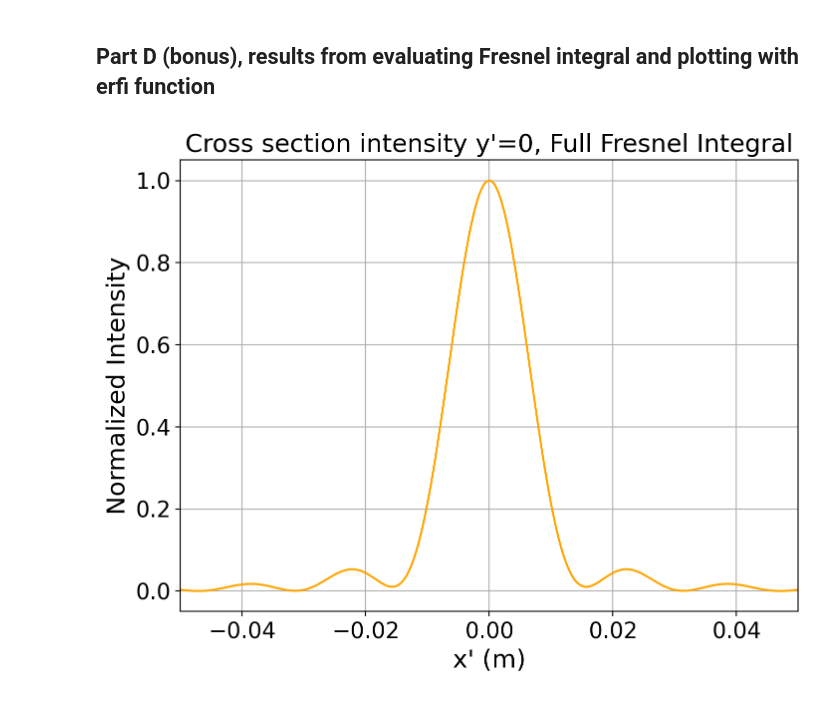
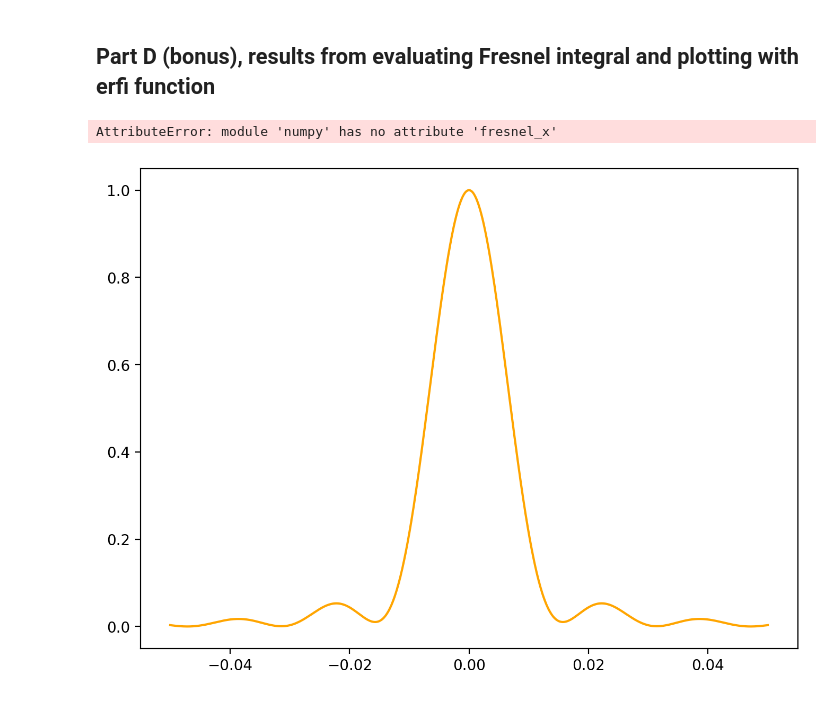
Before and after one commit to alexwenym/phys408, a Jupyter notebook: hw2_plots.ipynb, the cells around one changed output. Cells and saved outputs as stored; diff of their text form; code cells hidden in the pictures.

```diff
--- a/hw2_plots.ipynb
+++ b/hw2_plots.ipynb
@@ -64,20 +82,22 @@ Text(0.5, 1.0, 'Normalized intensity at observation plane')
 # %%
 # Part c
 
 fresnel_x = special.erfi((50+50j)*(2*x+0.01)) - special.erfi((50+50j)*(2*x-0.01))
 intensity_x = np.absolute(fresnel_x)**2
 
 plt.figure(figsize=(8, 6), dpi=200)
 plt.plot(x, intensity_x/np.amax(intensity_x), color='orange')
+plt.plot(x, np.fresnel_x)
 plt.grid()
 plt.xlim(-0.05,0.05)
 plt.title('Cross section intensity y\'=0, Full Fresnel Integral', fontsize=18)
 plt.xlabel('x\' (m)', fontsize=18)
 plt.ylabel('Normalized Intensity', fontsize=18)
 plt.xticks(fontsize=16); plt.yticks(fontsize=16)
-plt.savefig('hw2_q1d_xCS.png', dpi=200)
+#plt.savefig('hw2_q1d_xCS.png', dpi=200)
 # %% [output]
+AttributeError: module 'numpy' has no attribute 'fresnel_x'
-[figure, old version]
+[figure, new version]
 # %%
 fresnel_y = special.erfi((50+50j)*(2*y-0.004)) \
            -special.erfi((50+50j)*(2*y-0.006)) \
```
Also changed, not shown: parts of 5 cells of this notebook, 7 other files.
